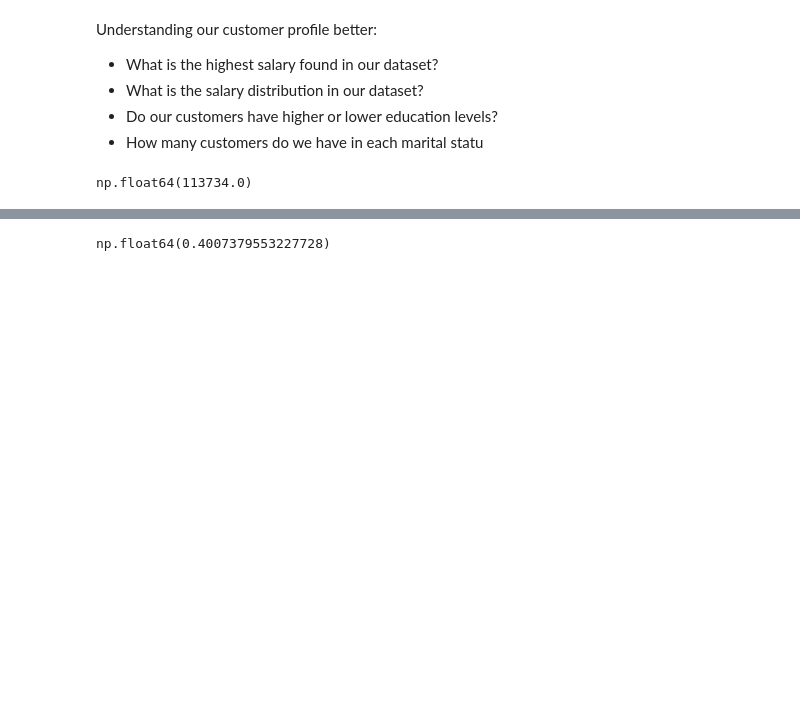
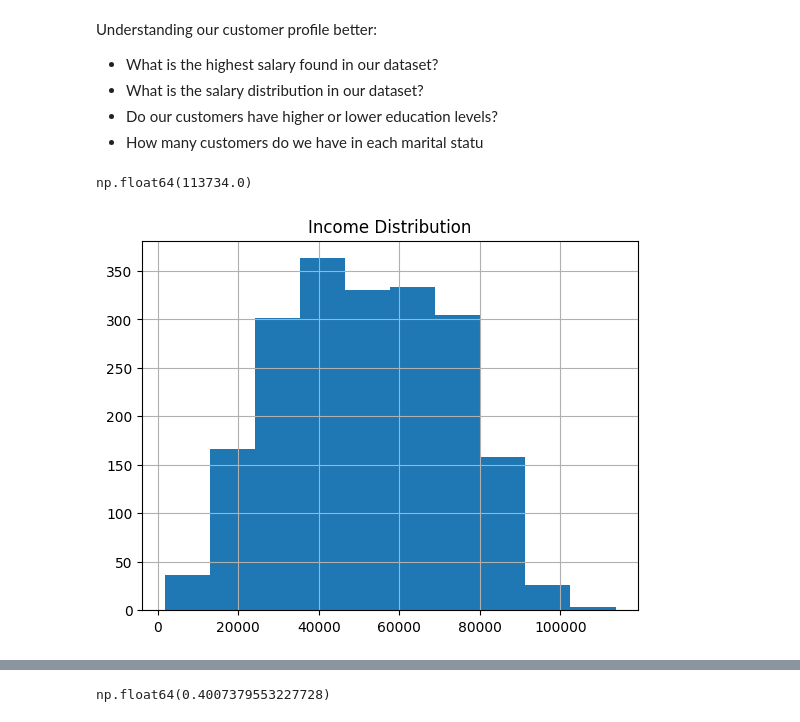
Before and after one commit to luismendoncafsilva/Exploratory-Data-Analysis, a Jupyter notebook: EDA.ipynb, the cells around one changed output, grey strips where cells are left out. Saved outputs shown, nothing was run; the diff lists cells and outputs as text; code cells hidden in the pictures; blank space fills up the shorter version.

Commit message:
title graphs update

```diff
--- a/EDA.ipynb
+++ b/EDA.ipynb
@@ -136,7 +135,3 @@ Understanding our customer profile better:
 - What is the salary distribution in our dataset?
 - Do our customers have higher or lower education levels?
 - How many customers do we have in each marital statu
-# %%
-df['Income'].max()
-# %% [output]
-np.float64(113734.0)
@@ -156,0 +138,11 @@ fig.show()
+# %%
+# Highest salary in the dataset
+df['Income'].max()
+# %% [output]
+np.float64(113734.0)
+# %%
+df["Income"].hist()
+plt.title('Income Distribution')
+plt.show()
+# %% [output]
+[figure, added]
```
Also changed, not shown: parts of 13 cells of this notebook.
